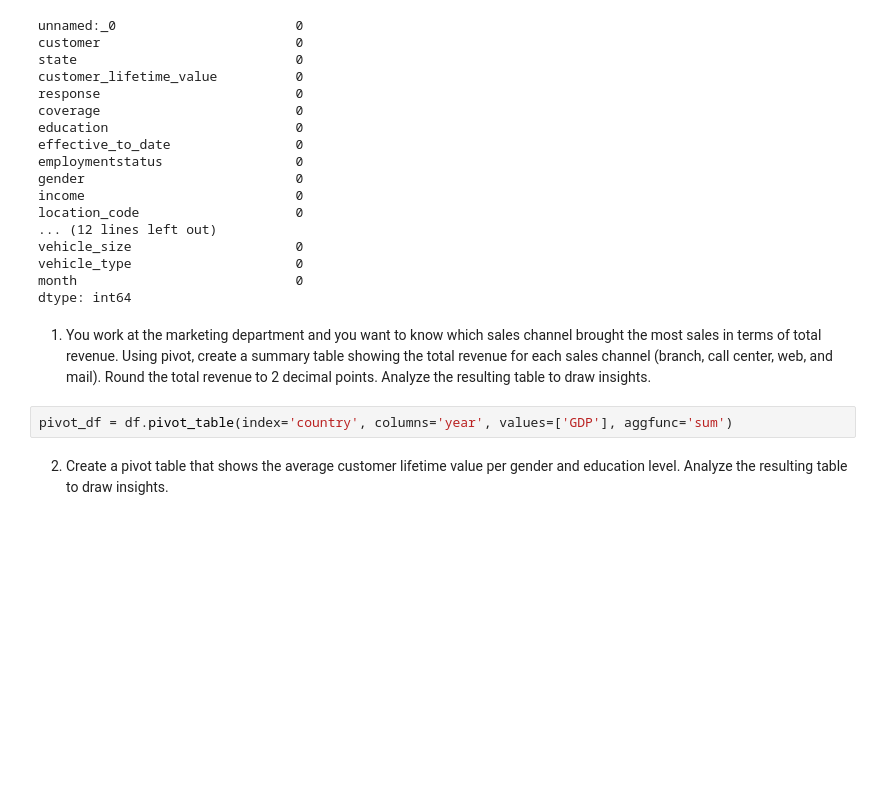
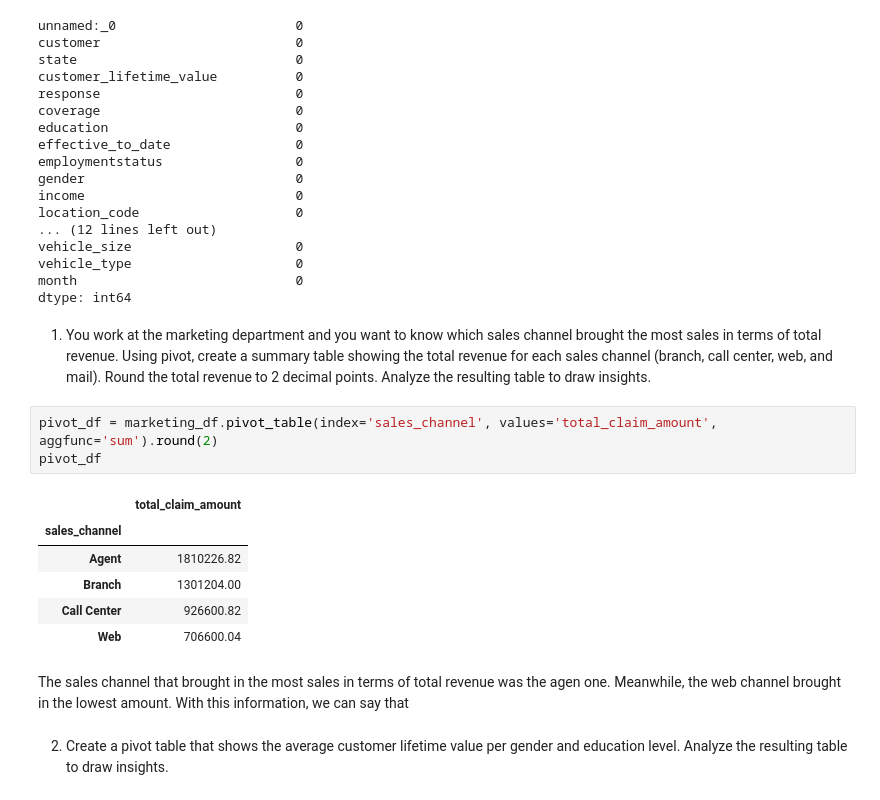
Before and after one commit to redsun498/lab-dw-data-structuring-and-combining, a Jupyter notebook: lab-dw-data-structuring-and-combining.ipynb, the cells around one changed output. Drawn from its saved outputs; the diff is of its cells as text; blank space fills up the shorter version.

```diff
--- a/lab-dw-data-structuring-and-combining.ipynb
+++ b/lab-dw-data-structuring-and-combining.ipynb
@@ -191,7 +162,17 @@ dtype: int64
 1. You work at the marketing department and you want to know which sales channel brought the most sales in terms of total revenue. Using pivot, create a summary table showing the total revenue for each sales channel (branch, call center, web, and mail).
 Round the total revenue to 2 decimal points.  Analyze the resulting table to draw insights.
 # %%
-pivot_df = df.pivot_table(index='country', columns='year', values=['GDP'], aggfunc='sum')
+pivot_df = marketing_df.pivot_table(index='sales_channel', values='total_claim_amount', aggfunc='sum').round(2)
+pivot_df
+# %% [output]
+|  | total_claim_amount |
+| sales_channel |  |
+| Agent | 1810226.82 |
+| Branch | 1301204.00 |
+| Call Center | 926600.82 |
+| Web | 706600.04 |
+# %% [markdown]
+The sales channel that brought in the most sales in terms of total revenue was the agen one. Meanwhile, the web channel brought in the lowest amount. With this information, we can say that
 # %% [markdown]
 2. Create a pivot table that shows the average customer lifetime value per gender and education level. Analyze the resulting table to draw insights.
 # %%
```
Also changed, not shown: parts of 16 cells of this notebook.
